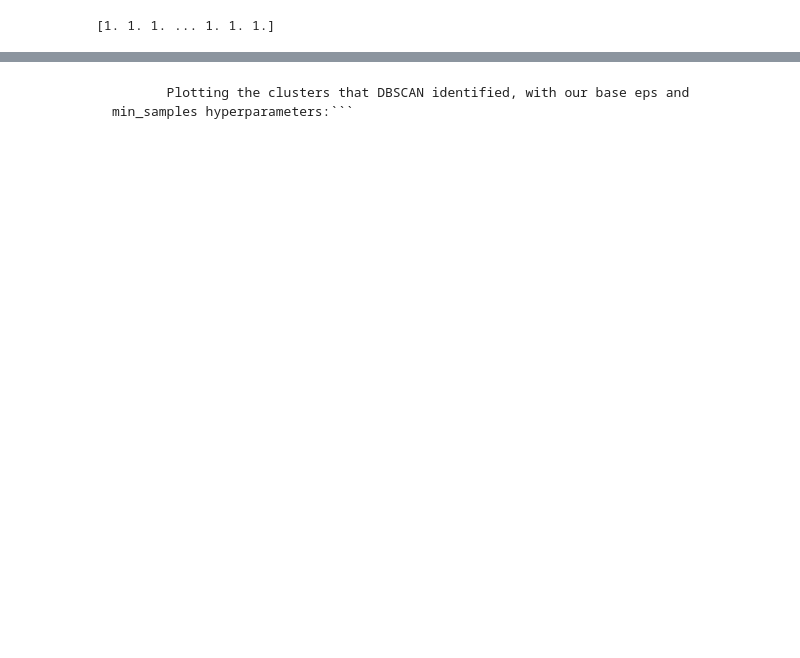
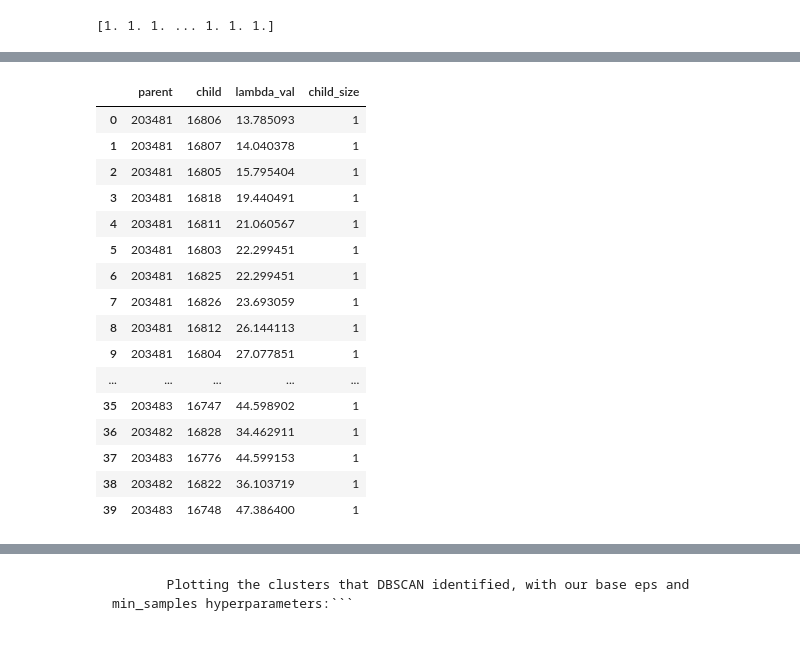
Before and after one commit to tombresee/SensorAnalysis, a Jupyter notebook: ENTER/code/208_HDBSCAN.ipynb, the cells around one changed output, grey strips where cells are left out. Drawn from its saved outputs; the diff is of its cells as text; code cells hidden in the pictures; blank space fills up the shorter version.

```diff
--- a/ENTER/code/208_HDBSCAN.ipynb
+++ b/ENTER/code/208_HDBSCAN.ipynb
@@ -571,0 +380,23 @@ print(tsys["cluster"].value_counts(), '\n')
+# %%
+tree = clusterer.condensed_tree_.to_pandas()
+cluster_tree = tree[tree.child_size > 1]
+# %%
+tree[:40]
+# %% [output]
+|  | parent | child | lambda_val | child_size |
+| 0 | 203481 | 16806 | 13.785093 | 1 |
+| 1 | 203481 | 16807 | 14.040378 | 1 |
+| 2 | 203481 | 16805 | 15.795404 | 1 |
+| 3 | 203481 | 16818 | 19.440491 | 1 |
+| 4 | 203481 | 16811 | 21.060567 | 1 |
+| 5 | 203481 | 16803 | 22.299451 | 1 |
+| 6 | 203481 | 16825 | 22.299451 | 1 |
+| 7 | 203481 | 16826 | 23.693059 | 1 |
+| 8 | 203481 | 16812 | 26.144113 | 1 |
+| 9 | 203481 | 16804 | 27.077851 | 1 |
+| ... | ... | ... | ... | ... |
+| 35 | 203483 | 16747 | 44.598902 | 1 |
+| 36 | 203482 | 16828 | 34.462911 | 1 |
+| 37 | 203483 | 16776 | 44.599153 | 1 |
+| 38 | 203482 | 16822 | 36.103719 | 1 |
+| 39 | 203483 | 16748 | 47.386400 | 1 |
```
Also changed, not shown: parts of 119 cells of this notebook, 1 other file.
